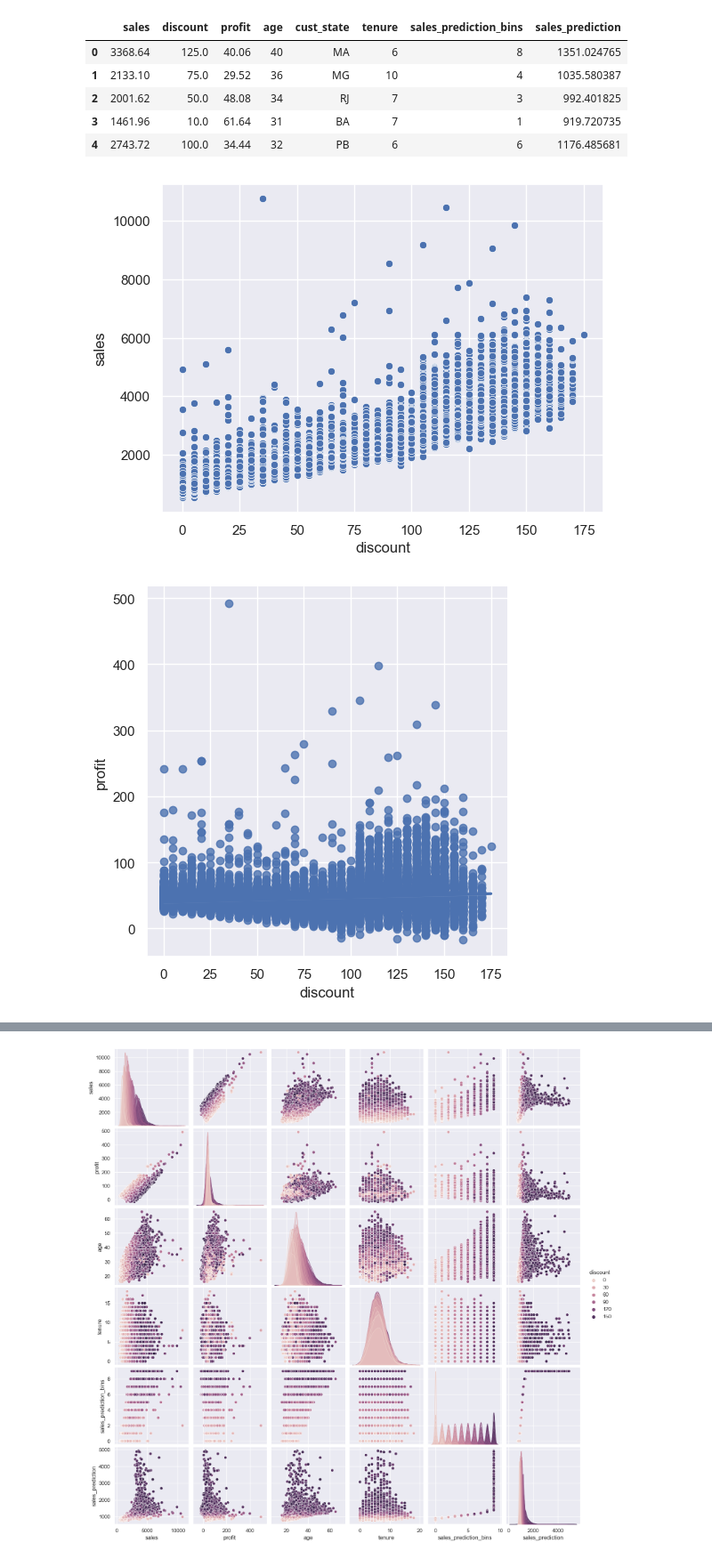
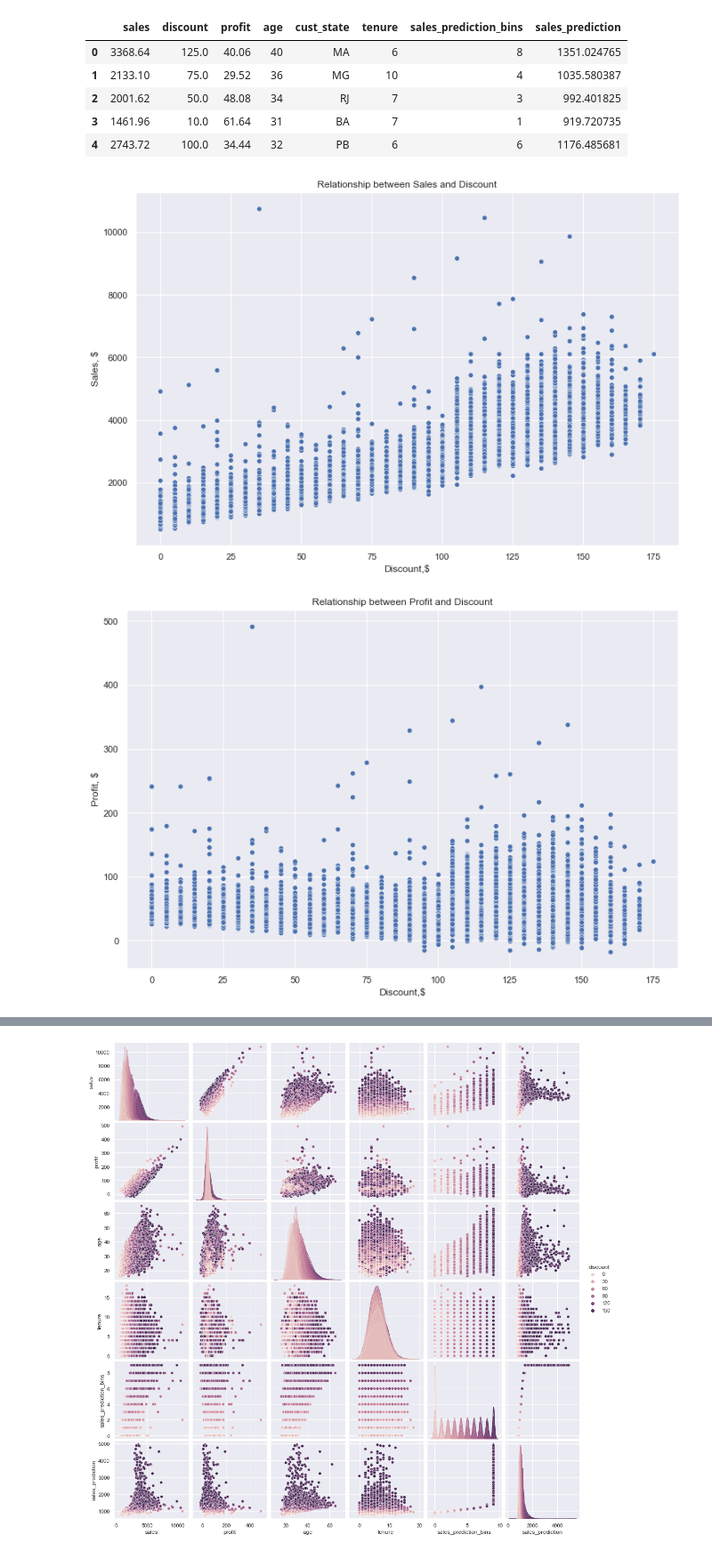
Before and after one commit to oscar-esvi/Predicting-the-Profitability-of-Discounts, a Jupyter notebook: Estimating_the_Profitability_of_Discounts.ipynb, the cells around one changed output, grey strips where cells are left out. Shown at 89% size. Cells and saved outputs as stored; diff of their text form; code cells hidden in the pictures.

```diff
--- a/Estimating_the_Profitability_of_Discounts.ipynb
+++ b/Estimating_the_Profitability_of_Discounts.ipynb
@@ -68,15 +68,23 @@ df2.head()
 | 4 | 2743.72 | 100.0 | 34.44 | 32 | PB | 6 | 6 | 1176.485681 |
 # %%
 # relationship between discount and sales
+plt.figure(figsize=(12,8))
 sns.scatterplot(x="discount", y="sales", data=df)
+plt.ylabel('Sales, $')
+plt.xlabel('Discount,$')
+plt.title('Relationship between Sales and Discount')
 plt.show()
 # %% [output]
-[figure, old version]
+[figure, new version]
 # %%
 # relationship between discount and profits
-sns.lmplot(x="discount", y="profit", data=df)
+plt.figure(figsize=(12,8))
+sns.scatterplot(x="discount", y="profit", data=df)
+plt.ylabel('Profit, $')
+plt.xlabel('Discount,$')
+plt.title('Relationship between Profit and Discount')
 plt.show()
 # %% [output]
-[figure, old version]
+[figure, new version]
 # %%
 # relationship between age and discount
```
Also changed, not shown: parts of 24 cells of this notebook, 1 other file.
